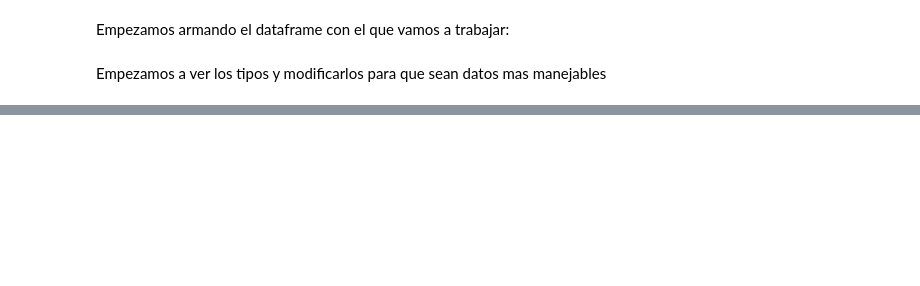
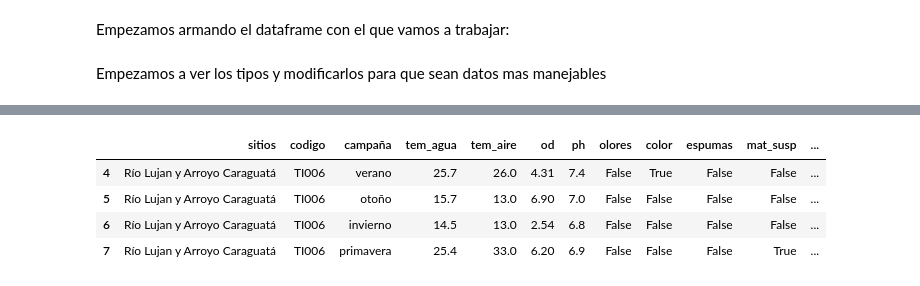
Before and after one commit to HombreSauce/TPE_Fundamentos, a Jupyter notebook: tp-especial.ipynb, the cells around one changed output, grey strips where cells are left out. Saved outputs shown, nothing was run; the diff lists cells and outputs as text; code cells hidden in the pictures; blank space fills up the shorter version.

```diff
--- a/tp-especial.ipynb
+++ b/tp-especial.ipynb
@@ -45,6 +8,10 @@ df_original = pd.read_csv("Calidad_de_agua_2021.csv", sep=';')
 
 # Creamos una copia del DataFrame
 df = df_original.copy()
+
+# Añadimos un dataframe que creamos con la distancia aproximada de donde se tomaron las muestras
+df_distancias = pd.read_csv("distancias.csv");
+df_con_id = pd.read_csv("DataFrame_con_identificadores_completados.csv")
 # %%
 #Mostramos el df para ver si cargo bien
 #df
@@ -342,0 +435,9 @@ filtro
+# %%
+pd.set_option('display.max_columns', None)
+df[df['codigo'] == 'TI006']
+# %% [output]
+|  | sitios | codigo | campaña | tem_agua | tem_aire | od | ph | olores | color | espumas | mat_susp | ... |
+| 4 | Río Lujan y Arroyo Caraguatá | TI006 | verano | 25.7 | 26.0 | 4.31 | 7.4 | False | True | False | False | ... |
+| 5 | Río Lujan y Arroyo Caraguatá | TI006 | otoño | 15.7 | 13.0 | 6.90 | 7.0 | False | False | False | False | ... |
+| 6 | Río Lujan y Arroyo Caraguatá | TI006 | invierno | 14.5 | 13.0 | 2.54 | 6.8 | False | False | False | False | ... |
+| 7 | Río Lujan y Arroyo Caraguatá | TI006 | primavera | 25.4 | 33.0 | 6.20 | 6.9 | False | False | False | True | ... |
```
Also changed, not shown: parts of 21 cells of this notebook.
